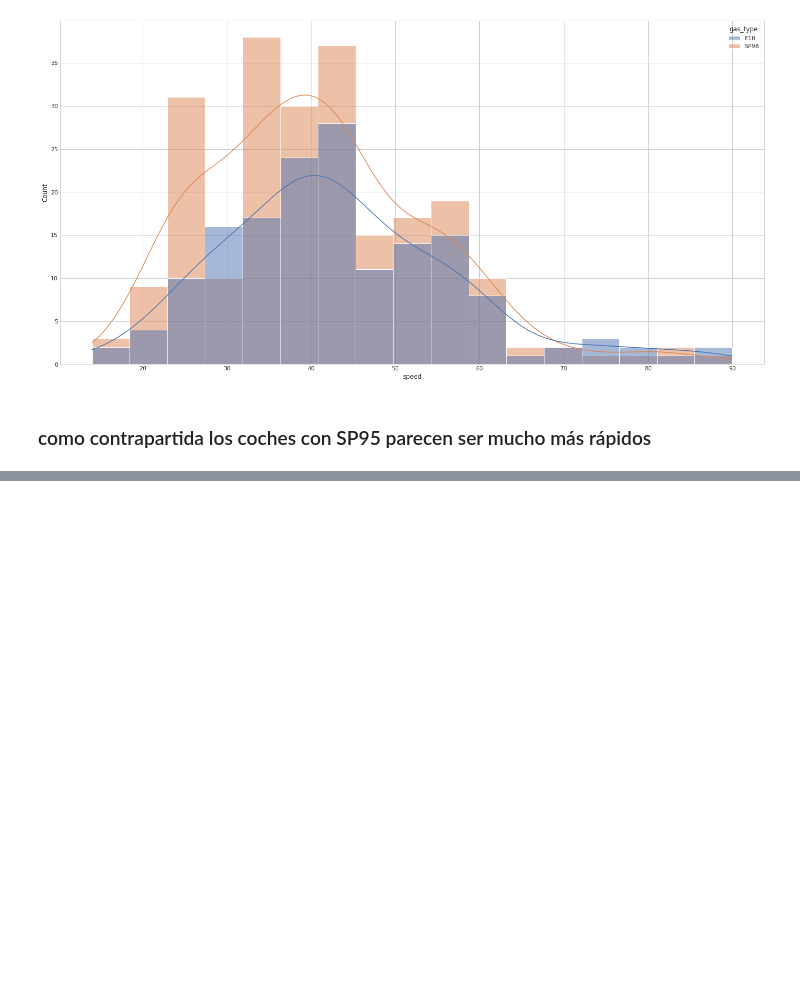
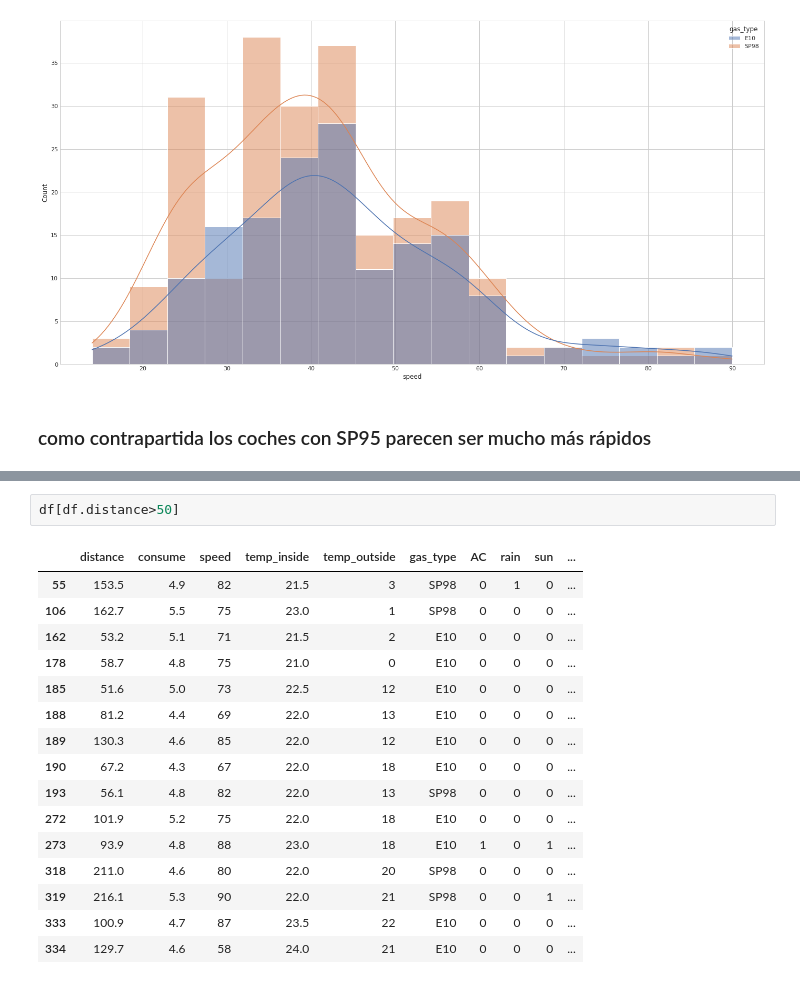
Before and after one commit to VictorRodriguezIronhack/reto_data, a Jupyter notebook: 2-Visualizacion.ipynb, the cells around one changed output, grey strips where cells are left out. Drawn from its saved outputs; the diff is of its cells as text; blank space fills up the shorter version.

```diff
--- a/2-Visualizacion.ipynb
+++ b/2-Visualizacion.ipynb
@@ -104,0 +125,19 @@ sns.histplot(data=df, x="speed", hue="gas_type",kde=True)
+# %%
+df[df.distance>50]
+# %% [output]
+|  | distance | consume | speed | temp_inside | temp_outside | gas_type | AC | rain | sun | ... |
+| 55 | 153.5 | 4.9 | 82 | 21.5 | 3 | SP98 | 0 | 1 | 0 | ... |
+| 106 | 162.7 | 5.5 | 75 | 23.0 | 1 | SP98 | 0 | 0 | 0 | ... |
+| 162 | 53.2 | 5.1 | 71 | 21.5 | 2 | E10 | 0 | 0 | 0 | ... |
+| 178 | 58.7 | 4.8 | 75 | 21.0 | 0 | E10 | 0 | 0 | 0 | ... |
+| 185 | 51.6 | 5.0 | 73 | 22.5 | 12 | E10 | 0 | 0 | 0 | ... |
+| 188 | 81.2 | 4.4 | 69 | 22.0 | 13 | E10 | 0 | 0 | 0 | ... |
+| 189 | 130.3 | 4.6 | 85 | 22.0 | 12 | E10 | 0 | 0 | 0 | ... |
+| 190 | 67.2 | 4.3 | 67 | 22.0 | 18 | E10 | 0 | 0 | 0 | ... |
+| 193 | 56.1 | 4.8 | 82 | 22.0 | 13 | SP98 | 0 | 0 | 0 | ... |
+| 272 | 101.9 | 5.2 | 75 | 22.0 | 18 | E10 | 0 | 0 | 0 | ... |
+| 273 | 93.9 | 4.8 | 88 | 23.0 | 18 | E10 | 1 | 0 | 1 | ... |
+| 318 | 211.0 | 4.6 | 80 | 22.0 | 20 | SP98 | 0 | 0 | 0 | ... |
+| 319 | 216.1 | 5.3 | 90 | 22.0 | 21 | SP98 | 0 | 0 | 1 | ... |
+| 333 | 100.9 | 4.7 | 87 | 23.5 | 22 | E10 | 0 | 0 | 0 | ... |
+| 334 | 129.7 | 4.6 | 58 | 24.0 | 21 | E10 | 0 | 0 | 0 | ... |
```
Also changed, not shown: parts of 8 cells of this notebook, 2 other files.
